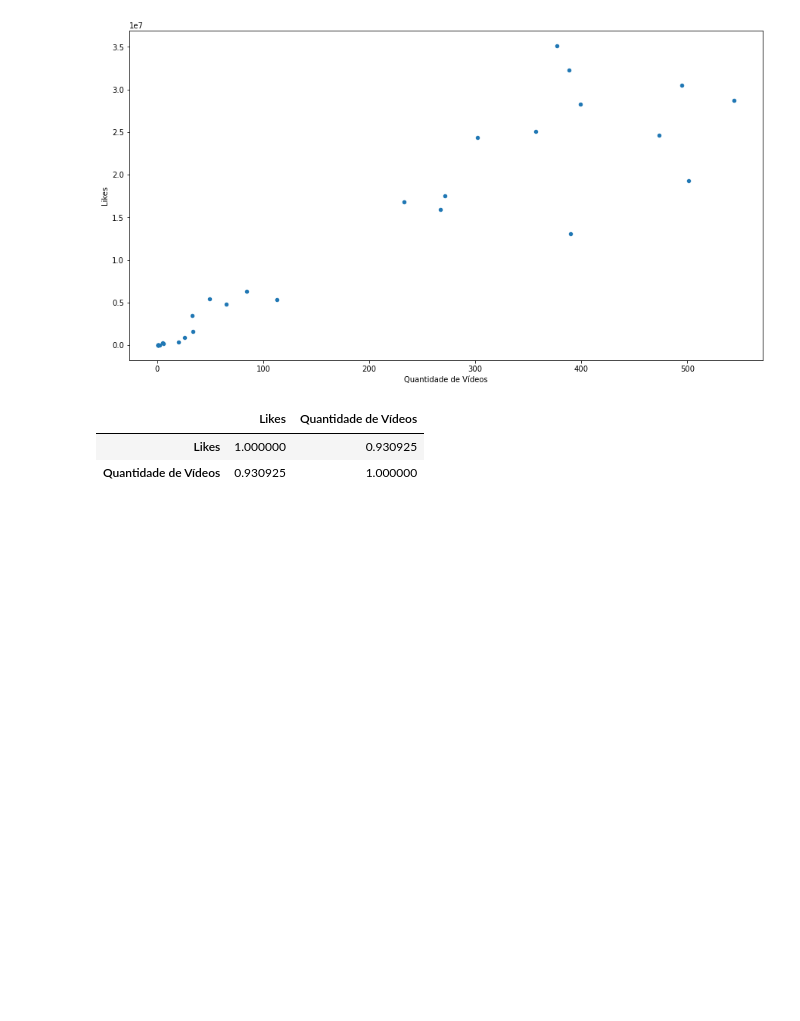
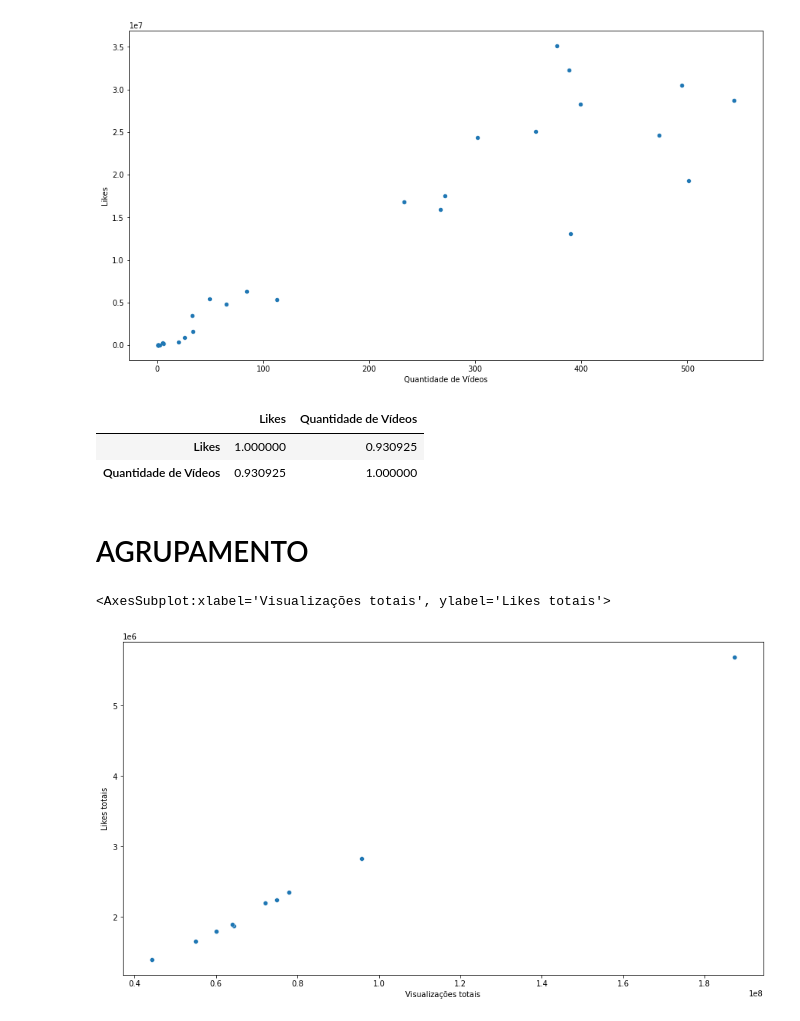
Before and after one commit to LuisHenriqueAL/Projeto_ICD, a Jupyter notebook: main.ipynb, the cells around one changed output. Saved outputs shown, nothing was run; the diff lists cells and outputs as text; code cells hidden in the pictures; blank space fills up the shorter version.

```diff
--- a/main.ipynb
+++ b/main.ipynb
@@ -337,3 +337,5 @@ df2[['Likes', 'Quantidade de Vídeos']].corr()
 |  | Likes | Quantidade de Vídeos |
 | Likes | 1.000000 | 0.930925 |
 | Quantidade de Vídeos | 0.930925 | 1.000000 |
+# %% [markdown]
+# AGRUPAMENTO
@@ -339,0 +344,5 @@ df2[['Likes', 'Quantidade de Vídeos']].corr()
+# %%
+sns.scatterplot(data = df3_vt, x = 'Visualizações totais', y = 'Likes totais')
+# %% [output]
+<AxesSubplot:xlabel='Visualizações totais', ylabel='Likes totais'>
+[figure, added]
```
Also changed, not shown: parts of 10 cells of this notebook.
